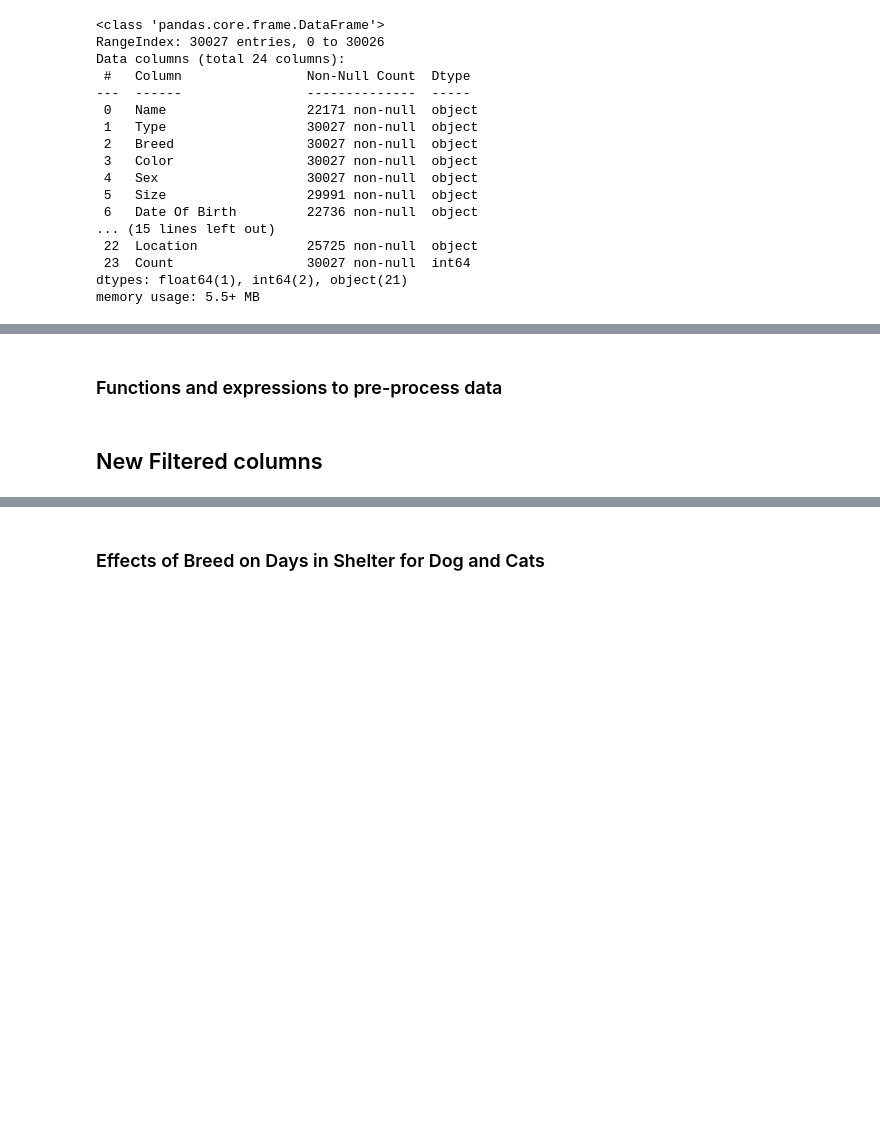
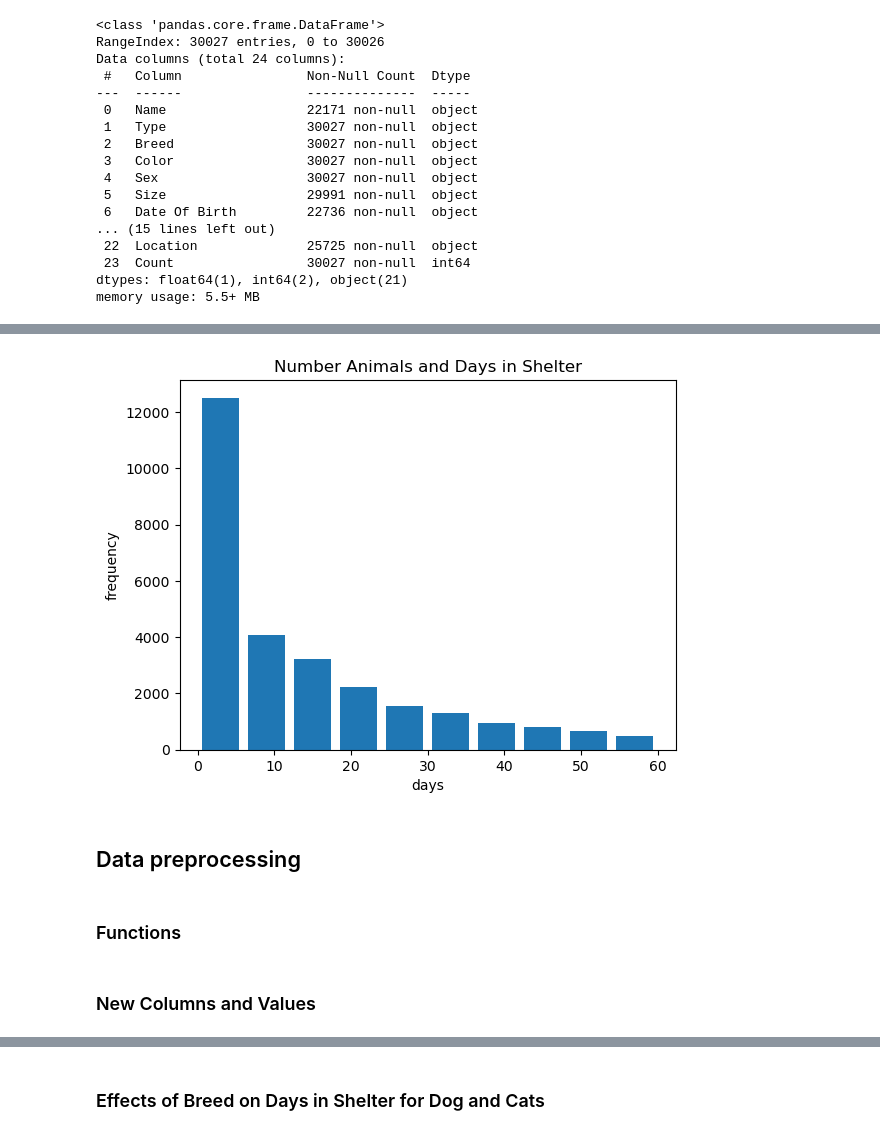
Before and after one commit to dalibug/383_ds_project_1, a Jupyter notebook: sonoma_shelter.ipynb, the cells around one changed output, grey strips where cells are left out. Cells and saved outputs as stored; diff of their text form; code cells hidden in the pictures; blank space fills up the shorter version.

```diff
--- a/sonoma_shelter.ipynb
+++ b/sonoma_shelter.ipynb
@@ -62,5 +95,15 @@ Function to clean and normalize breeds
+# %%
+plt.hist(df['Days in Shelter'][df['Days in Shelter'] <= 60], rwidth=0.8)
+plt.title('Number Animals and Days in Shelter')
+plt.xlabel("days")
+plt.ylabel("frequency")
+plt.show()
+# %% [output]
+[figure, added]
 # %% [markdown]
-### Functions and expressions to pre-process data
+## Data preprocessing
+# %% [markdown]
+### Functions
 # %%
 # Function to extract primary breed
 def get_primary_breed(breed_string):
@@ -101,7 +144,7 @@ def calculate_age(dob_str):
 # Set a current date for age calculations
 current_date = datetime.today()
 # %% [markdown]
-## New Filtered columns
+### New Columns and Values
 # %%
 # ------- Columns/Filters for Breed and Days in Shelter Analysis ----------
 
```
Also changed, not shown: parts of 30 cells of this notebook, 1 other file.
